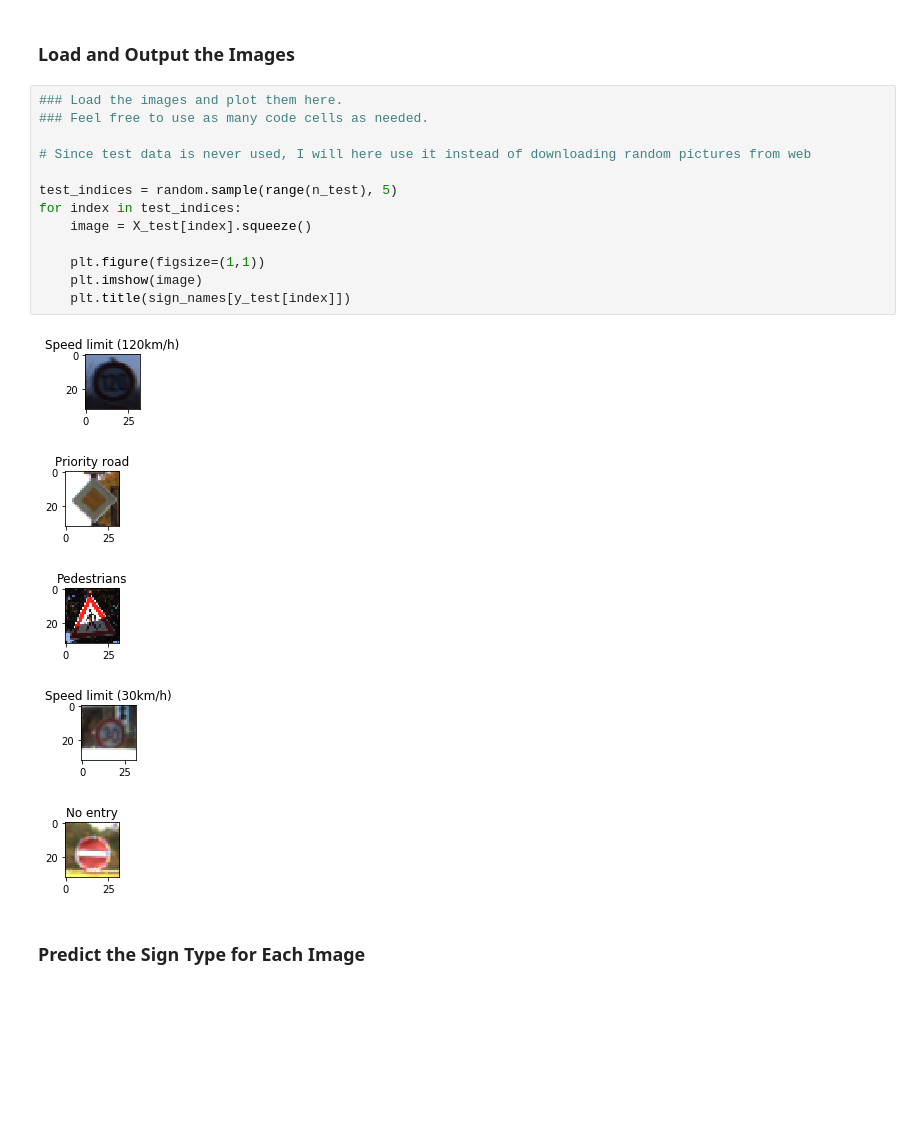
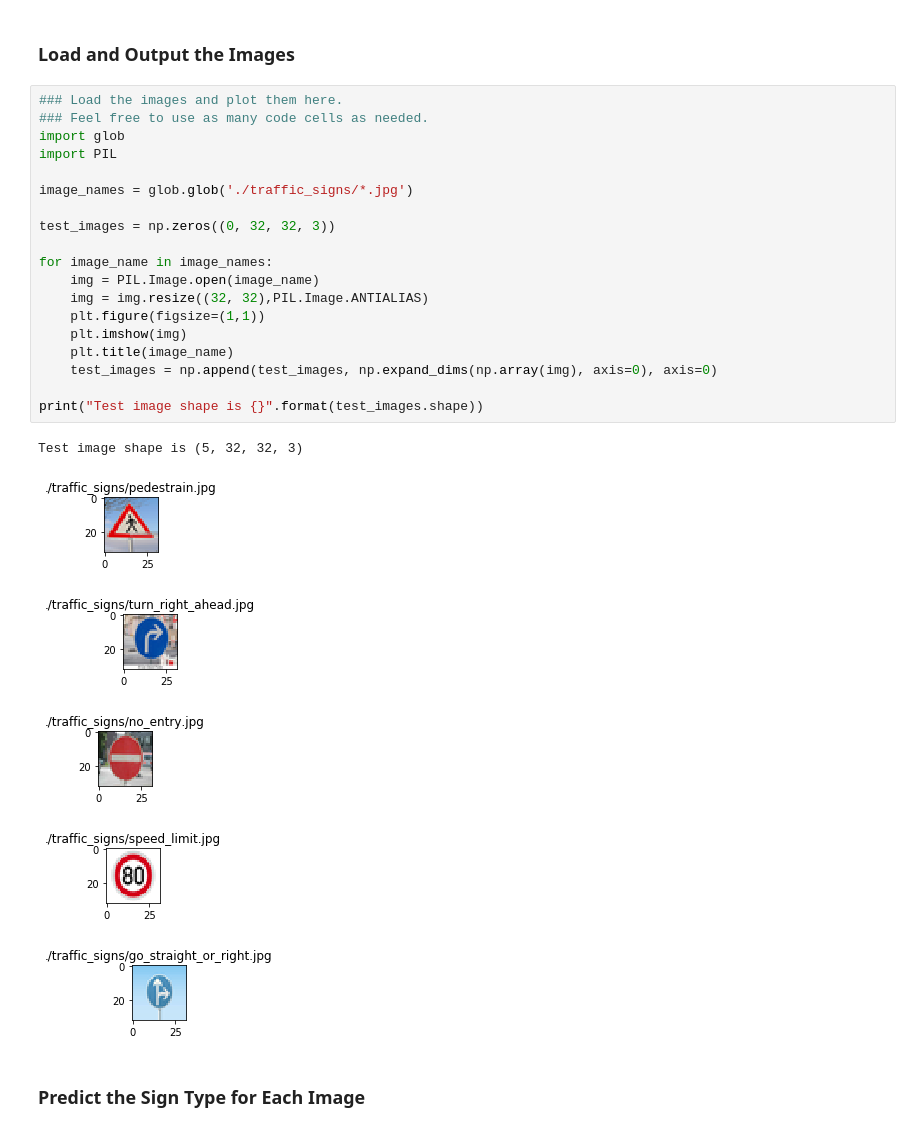
Before and after one commit to ytian81/CarND-Traffic-Sign-Classifier-Project, a Jupyter notebook: Traffic_Sign_Classifier.ipynb, the cells around one changed output. Cells and saved outputs as stored; diff of their text form; blank space fills up the shorter version.

```diff
--- a/Traffic_Sign_Classifier.ipynb
+++ b/Traffic_Sign_Classifier.ipynb
@@ -412,25 +421,32 @@ To give yourself more insight into how your model is working, download at least
 You may find `signnames.csv` useful as it contains mappings from the class id (integer) to the actual sign name.
 # %% [markdown]
 ### Load and Output the Images
-# %%
-### Load the images and plot them here.
-### Feel free to use as many code cells as needed.
-
-# Since test data is never used, I will here use it instead of downloading random pictures from web
-
-test_indices = random.sample(range(n_test), 5)
-for index in test_indices:
-    image = X_test[index].squeeze()
-
-    plt.figure(figsize=(1,1))
-    plt.imshow(image)
-    plt.title(sign_names[y_test[index]])
-# %% [output]
-[figure, removed]
-[figure, removed]
-[figure, removed]
-[figure, removed]
-[figure, removed]
+# %%
+### Load the images and plot them here.
+### Feel free to use as many code cells as needed.
+import glob
+import PIL
+
+image_names = glob.glob('./traffic_signs/*.jpg')
+
+test_images = np.zeros((0, 32, 32, 3))
+
+for image_name in image_names:
+    img = PIL.Image.open(image_name)
+    img = img.resize((32, 32),PIL.Image.ANTIALIAS)
+    plt.figure(figsize=(1,1))
+    plt.imshow(img)
+    plt.title(image_name)
+    test_images = np.append(test_images, np.expand_dims(np.array(img), axis=0), axis=0)
+
+print("Test image shape is {}".format(test_images.shape))
+# %% [output]
+Test image shape is (5, 32, 32, 3)
+[figure, added]
+[figure, added]
+[figure, added]
+[figure, added]
+[figure, added]
 # %% [markdown]
 ### Predict the Sign Type for Each Image
 # %%
```
Also changed, not shown: parts of 7 cells of this notebook, 11 other files.
